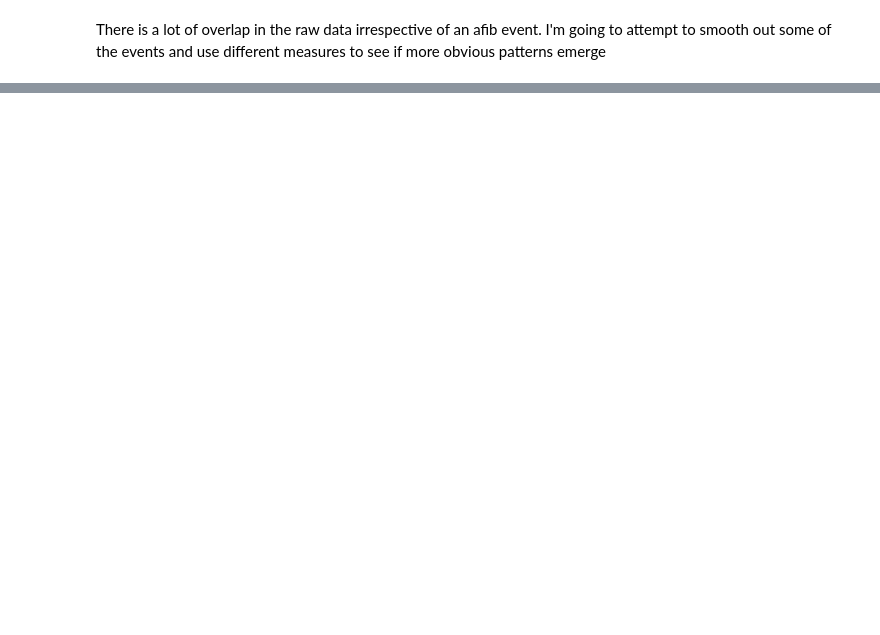
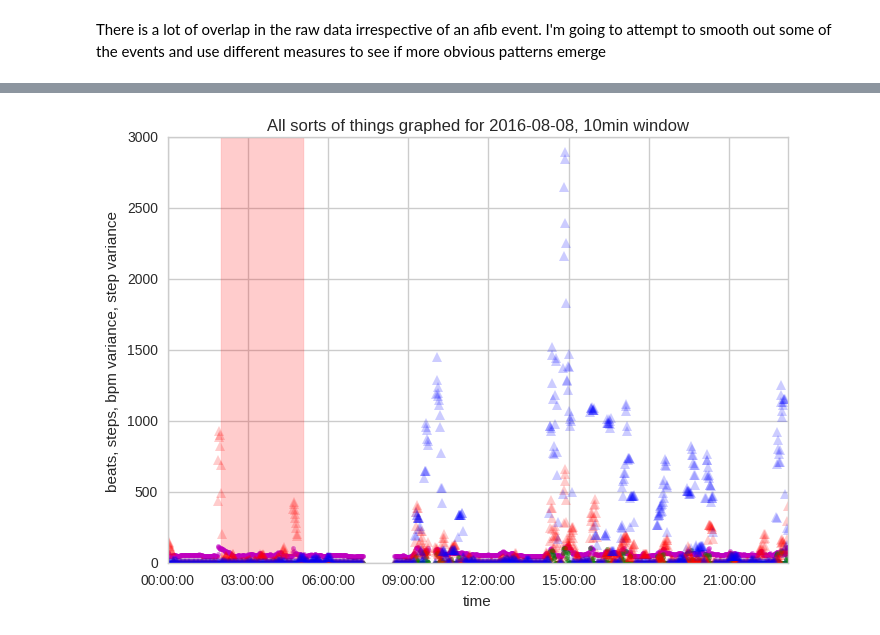
Before and after one commit to brycemcd/heart-rate-analysis, a Jupyter notebook: BAM-2017-01-11-afib-detection-test-user.ipynb, the cells around one changed output, grey strips where cells are left out. Drawn from its saved outputs; the diff is of its cells as text; code cells hidden in the pictures; blank space fills up the shorter version.

Commit message:
More investigation using some window functions

```diff
--- a/BAM-2017-01-11-afib-detection-test-user.ipynb
+++ b/BAM-2017-01-11-afib-detection-test-user.ipynb
@@ -158,2 +172,17 @@ plt.show()
 # %% [markdown]
 There is a lot of overlap in the raw data irrespective of an afib event. I'm going to attempt to smooth out some of the events and use different measures to see if more obvious patterns emerge
+# %%
+event_day = comb_journals[ comb_journals['journal_date'] == '2016-08-08' ]
+var_window = '10min'
+variances = event_day[['heart_dttm', 'bpm', 'steps']].rolling(window=var_window, on='heart_dttm').var()
+# TODO: I've confirmed this time difference is 10 minutes = 600 seconds but it's not clear why values for the variance
+# would be set in the sencond cell. I would have expected cell 9 to have the first value on a window of 10 minutes
+# window = 10 is not the same as window = 10min
+
+variances.rename(columns={'bpm' : 'bpm_var', 'steps' : 'step_var'}, inplace=True)
+variances.fillna(0, inplace=True)
+#event_day.set_index('heart_dttm').head()
+#variances.set_index('heart_dttm').head()
+with_vars = event_day.set_index('heart_dttm').join(variances.set_index('heart_dttm'), rsuffix="_doop").reset_index()
+
+with_vars.head(n=30)
@@ -159,0 +207,23 @@ There is a lot of overlap in the raw data irrespective of an afib event. I'm goi
+# %%
+normal = with_vars[ with_vars['afib'] == False ]
+afib = with_vars[ with_vars['afib'] == True ]
+
+# raw steps and beats
+plt.plot(with_vars['heart_dttm'], with_vars['bpm'], 'm.', alpha=0.5)
+plt.plot(with_vars['heart_dttm'], with_vars['steps'], 'g.', alpha=0.5)
+
+# measures from the above cell
+plt.plot(with_vars['heart_dttm'], with_vars['bpm_var'], 'r^', alpha=0.2)
+plt.plot(with_vars['heart_dttm'], with_vars['step_var'], 'b^', alpha=0.2)
+
+# highlight afib area
+plt.axvspan('2016-08-08 02:00:00', '2016-08-08 05:07:00', color='red', alpha=0.2)
+
+
+plt.title("All sorts of things graphed for 2016-08-08, %s window" % var_window)
+plt.xlabel('time')
+plt.ylabel('beats, steps, bpm variance, step variance')
+#plt.ylim([0, 250])
+plt.show()
+# %% [output]
+[figure, added]
```
Also changed, not shown: parts of 12 cells of this notebook.
